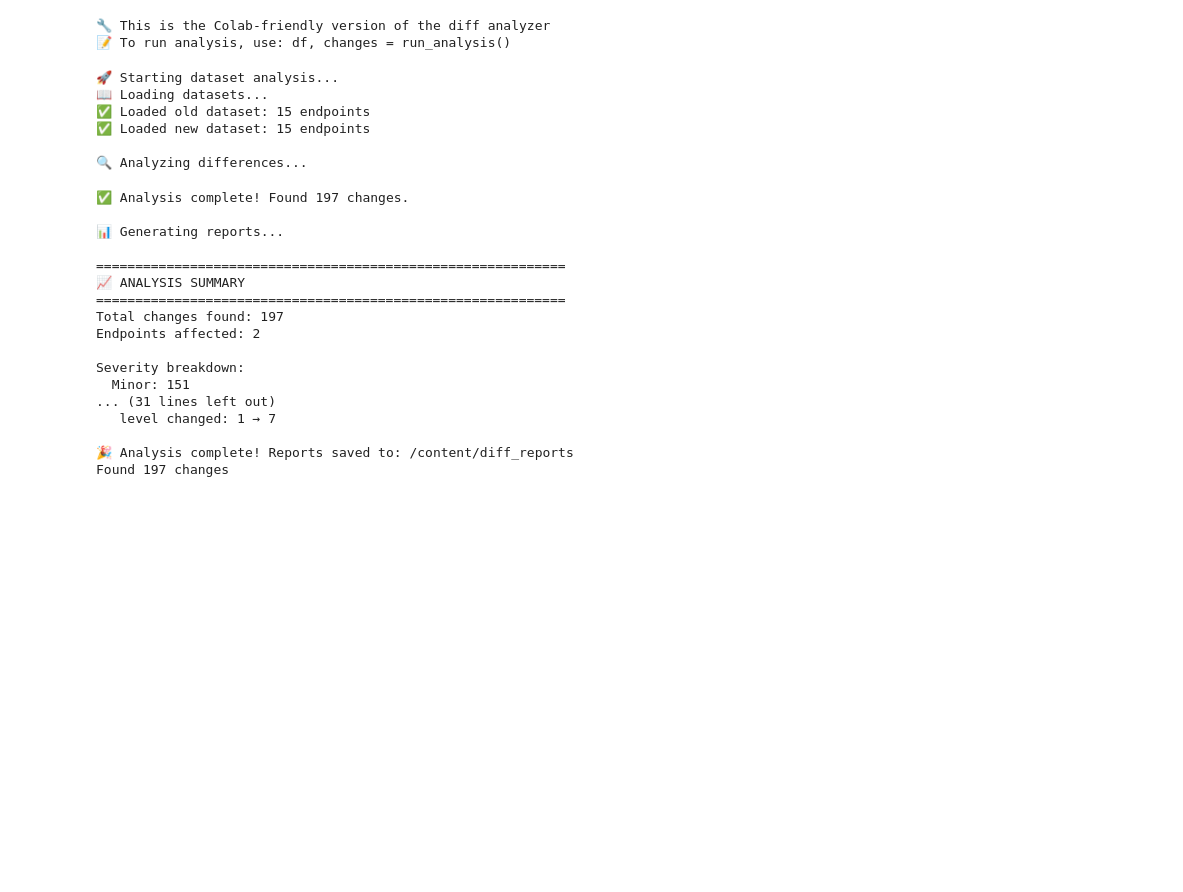
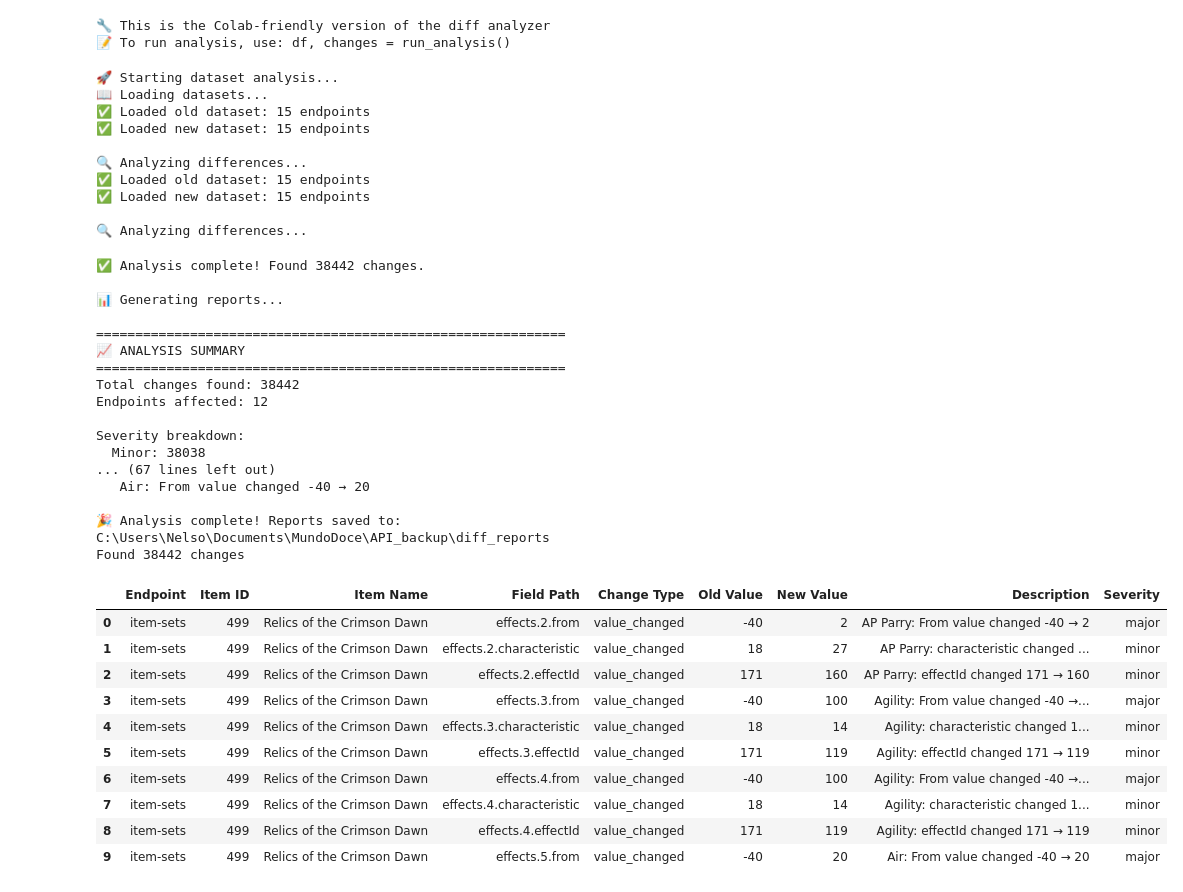
Before and after one commit to NelsonJQ/TB2dic, a Jupyter notebook: DofusDB_Changelog_maker.ipynb, the cells around one changed output. Saved outputs shown, nothing was run; the diff lists cells and outputs as text; code cells hidden in the pictures; blank space fills up the shorter version.

Commit message:
changelog update

```diff
--- a/DofusDB_Changelog_maker.ipynb
+++ b/DofusDB_Changelog_maker.ipynb
@@ -2143,36 +2225,52 @@ if __name__ == "__main__":
 # %%
 # Then run the diff analysis
 df, changes = run_analysis()
 
 # View the results
 print(f"Found {len(changes)} changes")
 df.head(10)  # Show first 10 changes in a nice table
 
 # View HTML report
-from IPython.display import HTML
-with open('/content/diff_reports/diff_report.html', 'r') as f:
-    HTML(f.read())
+#from IPython.display import HTML
+#output_dir = r"C:\Users\Nelso\Documents\MundoDoce\API_backup\diff_reports"
+#with open(r"C:\Users\Nelso\Documents\MundoDoce\API_backup\diff_report.html", 'r') as f:
+    #HTML(f.read())
 # %% [output]
 🚀 Starting dataset analysis...
 📖 Loading datasets...
 ✅ Loaded old dataset: 15 endpoints
 ✅ Loaded new dataset: 15 endpoints
 
 🔍 Analyzing differences...
+✅ Loaded old dataset: 15 endpoints
+✅ Loaded new dataset: 15 endpoints
+
+🔍 Analyzing differences...
-✅ Analysis complete! Found 197 changes.
+✅ Analysis complete! Found 38442 changes.
 
 📊 Generating reports...
 
 ============================================================
 📈 ANALYSIS SUMMARY
 ============================================================
-Total changes found: 197
-Endpoints affected: 2
+Total changes found: 38442
+Endpoints affected: 12
 
 Severity breakdown:
-  Minor: 151
-... (31 lines left out)
-   level changed: 1 → 7
+  Minor: 38038
+... (67 lines left out)
+   Air: From value changed -40 → 20
 
-🎉 Analysis complete! Reports saved to: /content/diff_reports
-Found 197 changes
+🎉 Analysis complete! Reports saved to: C:\Users\Nelso\Documents\MundoDoce\API_backup\diff_reports
+Found 38442 changes
+|  | Endpoint | Item ID | Item Name | Field Path | Change Type | Old Value | New Value | Description | Severity |
+| 0 | item-sets | 499 | Relics of the Crimson Dawn | effects.2.from | value_changed | -40 | 2 | AP Parry: From value changed -40 → 2 | major |
+| 1 | item-sets | 499 | Relics of the Crimson Dawn | effects.2.characteristic | value_changed | 18 | 27 | AP Parry: characteristic changed ... | minor |
+| 2 | item-sets | 499 | Relics of the Crimson Dawn | effects.2.effectId | value_changed | 171 | 160 | AP Parry: effectId changed 171 → 160 | minor |
+| 3 | item-sets | 499 | Relics of the Crimson Dawn | effects.3.from | value_changed | -40 | 100 | Agility: From value changed -40 →... | major |
+| 4 | item-sets | 499 | Relics of the Crimson Dawn | effects.3.characteristic | value_changed | 18 | 14 | Agility: characteristic changed 1... | minor |
+| 5 | item-sets | 499 | Relics of the Crimson Dawn | effects.3.effectId | value_changed | 171 | 119 | Agility: effectId changed 171 → 119 | minor |
+| 6 | item-sets | 499 | Relics of the Crimson Dawn | effects.4.from | value_changed | -40 | 100 | Agility: From value changed -40 →... | major |
+| 7 | item-sets | 499 | Relics of the Crimson Dawn | effects.4.characteristic | value_changed | 18 | 14 | Agility: characteristic changed 1... | minor |
+| 8 | item-sets | 499 | Relics of the Crimson Dawn | effects.4.effectId | value_changed | 171 | 119 | Agility: effectId changed 171 → 119 | minor |
+| 9 | item-sets | 499 | Relics of the Crimson Dawn | effects.5.from | value_changed | -40 | 20 | Air: From value changed -40 → 20 | major |
```
Also changed, not shown: parts of 2 cells of this notebook.
